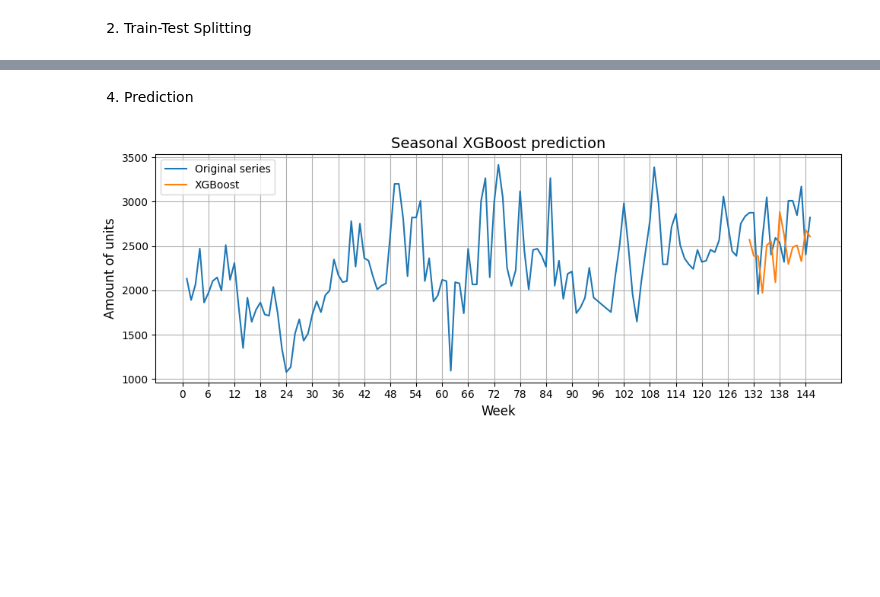
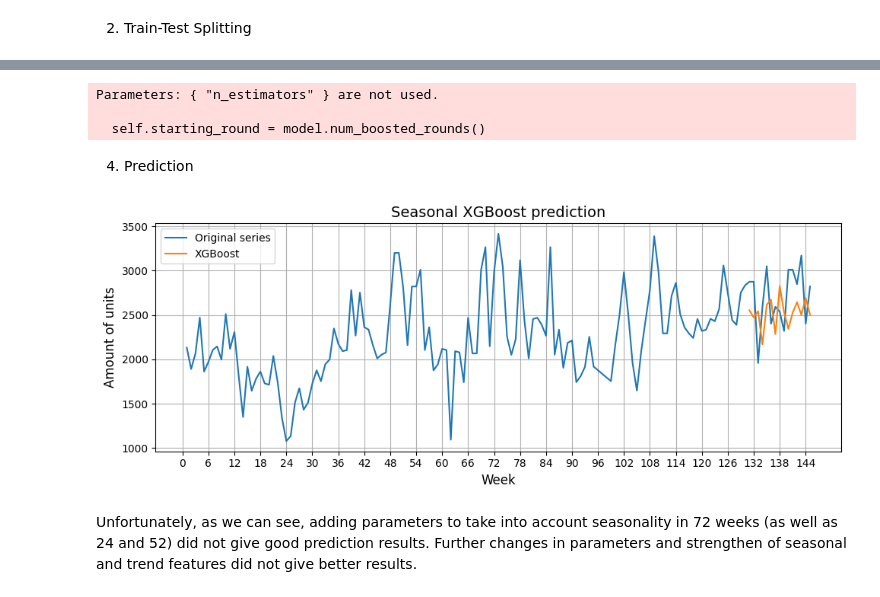
Before and after one commit to AwanRaskall/ml-demand-driven-order-planning, a Jupyter notebook: product_demand_prediction.ipynb, the cells around one changed output, grey strips where cells are left out. Cells and saved outputs as stored; diff of their text form; code cells hidden in the pictures; blank space fills up the shorter version.

Commit message:
Upgraded XgBoost seasonal model to advanced one

```diff
--- a/product_demand_prediction.ipynb
+++ b/product_demand_prediction.ipynb
@@ -1019,9 +1021,9 @@ df_xgboost_seas
 # %% [markdown]
 2. Train-Test Splitting
 # %%
-train_xgboost_seas, test_xgboost_seas = train_test_split(df_xgboost_seas, test_size = 0.2, shuffle = False)
+train_xgb_seas, test_xgb_seas = train_test_split(df_xgboost_seas, test_size = 0.2, shuffle = False)
 
-X_train_xgboost_seas, y_train_xgboost_seas = train_xgboost_seas.drop('num_units', axis = 1), train_xgboost_seas['num_units']
-X_test_xgboost_seas, y_test_xgboost_seas = test_xgboost_seas.drop('num_units', axis = 1), test_xgboost_seas['num_units']
+X_train_xgb_seas, y_train_xgb_seas = train_xgb_seas.drop('num_units', axis = 1), train_xgb_seas['num_units']
+X_test_xgb_seas, y_test_xgb_seas = test_xgb_seas.drop('num_units', axis = 1), test_xgb_seas['num_units']
 # %% [markdown]
 3. Modeling
@@ -1052,10 +1063,37 @@ XGBRegressor(base_score=None, booster=None, callbacks=None,
+# %%
+# Preparing DMatrix for xgb.train
+dtrain_seas = xgb.DMatrix(X_train_xgb_seas, label = y_train_xgb_seas)
+dtest_seas = xgb.DMatrix(X_test_xgb_seas,  label = y_test_xgb_seas)
+
+params_seas = best_params.copy()
+num_boost_round_seas = best_params.pop('n_estimators')
+params_seas.update({
+    'objective':   'reg:squarederror',
+    'eval_metric': 'rmse'
+})
+
+# Training with early stopping
+bst_seas = xgb.train(
+    params_seas,
+    dtrain_seas,
+    num_boost_round = num_boost_round_seas,
+    evals = [(dtrain_seas, 'train'), (dtest_seas, 'eval')],
+    early_stopping_rounds = 20,
+    verbose_eval = False
+)
+# %% [output]
+Parameters: { "n_estimators" } are not used.
+
+  self.starting_round = model.num_boosted_rounds()
 # %% [markdown]
 4. Prediction
 # %%
-y_pred_xgboost_seas = model.predict(X_test_xgboost_seas)
+y_pred_xgb_seas = bst_seas.predict(dtest_seas)
 # %%
-y_pred_xgboost_seas = pd.Series(y_pred_xgboost_seas, index = X_test_xgboost_seas.index)
+y_pred_xgb_seas = pd.Series(y_pred_xgb_seas, index = X_test_xgb_seas.index)
 
-plot_graph(df_work['num_units'], y_pred_xgboost_seas, title = 'Seasonal XGBoost prediction', labels = ['Original series', 'XGBoost'], legend = True)
+plot_graph(df_work['num_units'], y_pred_xgb_seas, title = 'Seasonal XGBoost prediction', labels = ['Original series', 'XGBoost'], legend = True)
 # %% [output]
-[figure, old version]
+[figure, new version]
+# %% [markdown]
+Unfortunately, as we can see, adding parameters to take into account seasonality in 72 weeks (as well as 24 and 52) did not give good prediction results. Further changes in parameters and strengthen of seasonal and trend features did not give better results.
```
Also changed, not shown: parts of 6 cells of this notebook.
